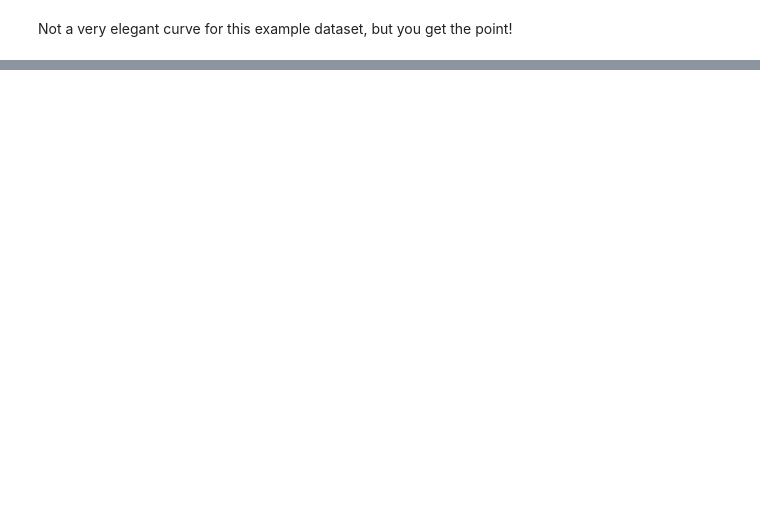
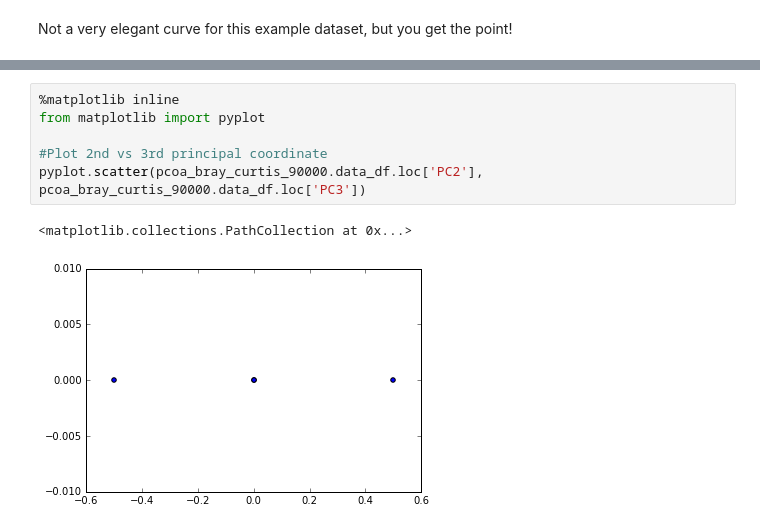
Before and after one commit to bassio/omicexperiment, a Jupyter notebook: omicexperiment/docs/03_experiment_transforms.ipynb, the cells around one changed output, grey strips where cells are left out. Saved outputs shown, nothing was run; the diff lists cells and outputs as text; blank space fills up the shorter version.

```diff
--- a/omicexperiment/docs/03_experiment_transforms.ipynb
+++ b/omicexperiment/docs/03_experiment_transforms.ipynb
@@ -180,0 +340,9 @@ The API can thus be imagined, a diversity function implemented as a Transform th
+# %%
+%matplotlib inline
+from matplotlib import pyplot
+
+#Plot 2nd vs 3rd principal coordinate
+pyplot.scatter(pcoa_bray_curtis_90000.data_df.loc['PC2'], pcoa_bray_curtis_90000.data_df.loc['PC3'])
+# %% [output]
+<matplotlib.collections.PathCollection at 0x...>
+[figure, added]
```
Also changed, not shown: parts of 31 cells of this notebook.
